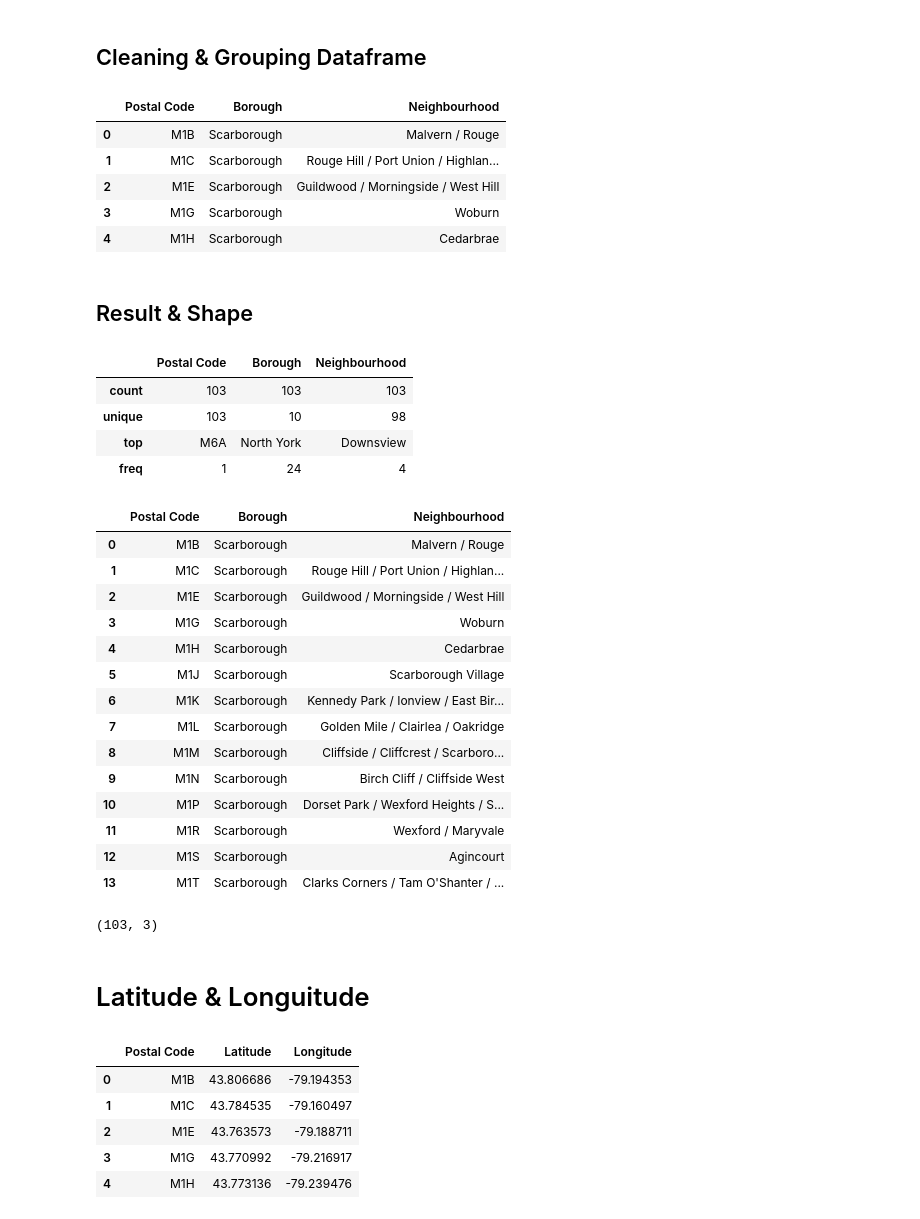
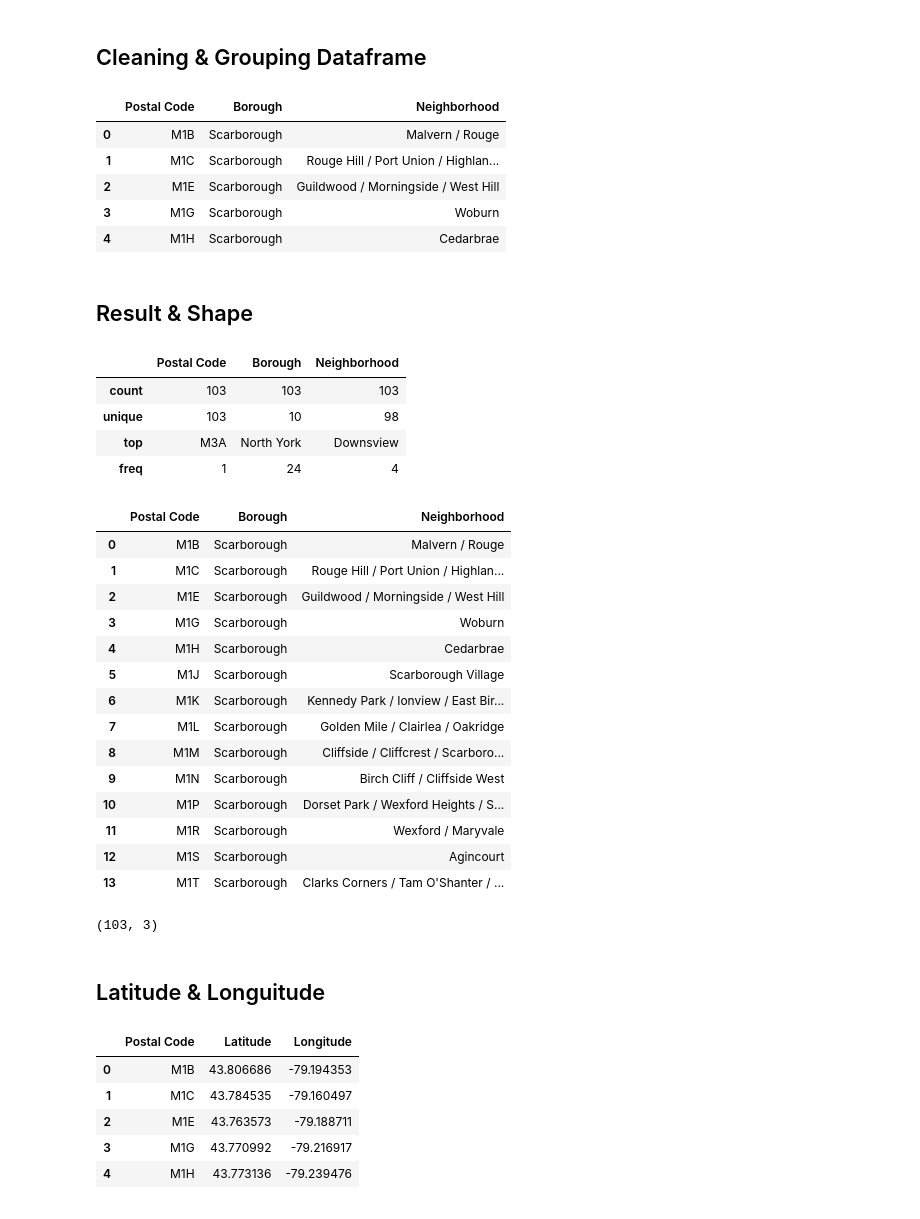
Before and after one commit to luisjgarm/LJGM, a Jupyter notebook: Capstone Project.ipynb, the cells around one changed output. Saved outputs shown, nothing was run; the diff lists cells and outputs as text; code cells hidden in the pictures.

```diff
--- a/Capstone Project.ipynb
+++ b/Capstone Project.ipynb
@@ -43,19 +64,19 @@ for row in table_rows:
     for t in row.find_all('td'):
         td.append(t.text.strip())
     data.append(td)
-df = pandas.DataFrame(data, columns=['Postal Code', 'Borough', 'Neighbourhood'])
+df = pandas.DataFrame(data, columns=['Postal Code', 'Borough', 'Neighborhood'])
 # %% [markdown]
 ## Cleaning & Grouping Dataframe
 # %%
 # Cleaning 'Not assigned' rows
 df = df[~df['Borough'].isnull()]
 df.drop(df[df.Borough == 'Not assigned'].index, inplace=True)
 df.reset_index(drop=True, inplace=True)
-df = df.groupby(['Postal Code','Borough'])['Neighbourhood'].apply(lambda x: ','.join(x)).reset_index()
-df['Neighbourhood'].replace('Not assigned',df['Borough'],inplace=True)
+df = df.groupby(['Postal Code','Borough'])['Neighborhood'].apply(lambda x: ','.join(x)).reset_index()
+df['Neighborhood'].replace('Not assigned',df['Borough'],inplace=True)
 df.head()
 # %% [output]
-|  | Postal Code | Borough | Neighbourhood |
+|  | Postal Code | Borough | Neighborhood |
 | 0 | M1B | Scarborough | Malvern / Rouge |
 | 1 | M1C | Scarborough | Rouge Hill / Port Union / Highlan... |
 | 2 | M1E | Scarborough | Guildwood / Morningside / West Hill |
@@ -66,15 +87,15 @@ df.head()
 # %%
 df.describe()
 # %% [output]
-|  | Postal Code | Borough | Neighbourhood |
+|  | Postal Code | Borough | Neighborhood |
 | count | 103 | 103 | 103 |
 | unique | 103 | 10 | 98 |
-| top | M6A | North York | Downsview |
+| top | M3A | North York | Downsview |
 | freq | 1 | 24 | 4 |
 # %%
 df.head(14)
 # %% [output]
-|  | Postal Code | Borough | Neighbourhood |
+|  | Postal Code | Borough | Neighborhood |
 | 0 | M1B | Scarborough | Malvern / Rouge |
 | 1 | M1C | Scarborough | Rouge Hill / Port Union / Highlan... |
 | 2 | M1E | Scarborough | Guildwood / Morningside / West Hill |
@@ -94,7 +115,7 @@ df.shape
 # %% [output]
 (103, 3)
 # %% [markdown]
-# Latitude & Longuitude
+## Latitude & Longuitude
 # %%
 url_geo='http://cocl.us/Geospatial_data'
 df_geo_coordinate = pd.read_csv(url_geo)
```
Also changed, not shown: parts of 6 cells of this notebook.
